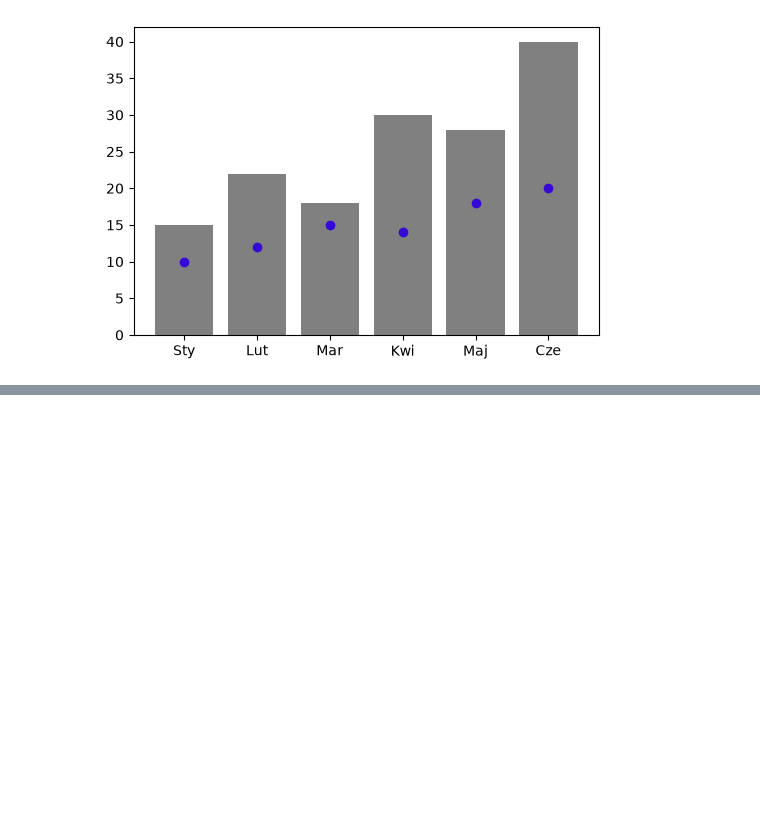
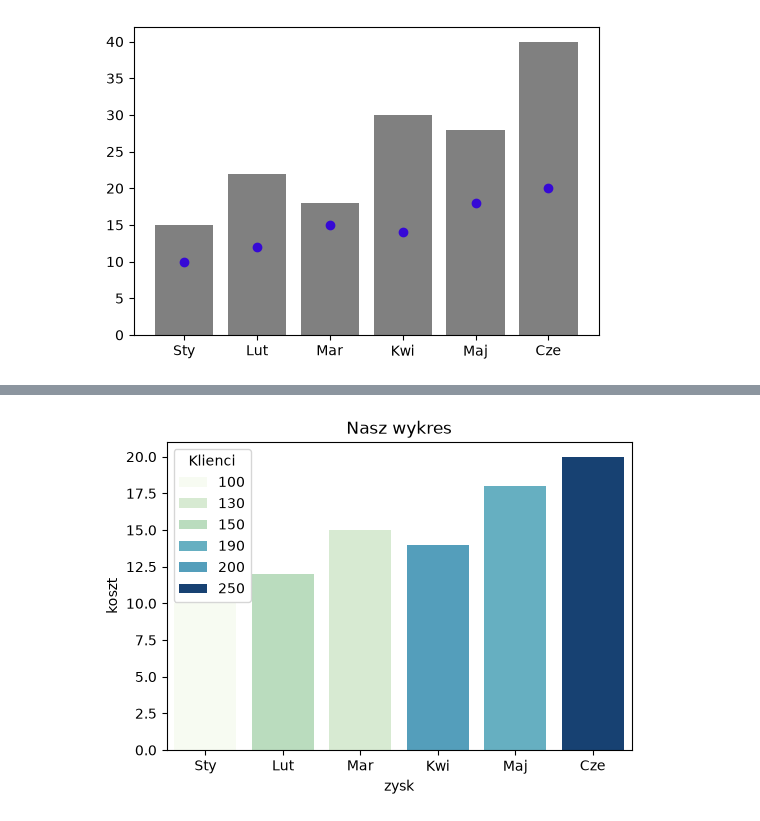
Before and after one commit to dane-analizy/szkolenie_pandas-2026_09_28-2026_09_30, a Jupyter notebook: robocze/14_wykresy.ipynb, the cells around one changed output, grey strips where cells are left out. Cells and saved outputs as stored; diff of their text form; code cells hidden in the pictures; blank space fills up the shorter version.

```diff
--- a/robocze/14_wykresy.ipynb
+++ b/robocze/14_wykresy.ipynb
@@ -79,0 +95,22 @@ plt.show()
+# %%
+# przygotownie "płótna" na wykres
+plt.figure(figsize=(6, 4))
+
+# typ wyrkesy
+# plt.scatter(df["Zysk"], df["Koszty"], marker="o")
+# sns.scatterplot(df, x="Zysk", y="Koszty", size="Klienci", hue='Miesiąc')
+
+sns.barplot(df, x="Miesiąc", y="Koszty", hue="Klienci", palette="GnBu")
+
+# nazwy osi
+plt.xlabel("zysk")
+plt.ylabel("koszt")
+
+# tytuł wykresu
+plt.title("Nasz wykres")
+
+
+# pokazanie wykresu
+plt.show()
+# %% [output]
+[figure, added]
```
Also changed, not shown: parts of 16 cells of this notebook, 4 other files.
